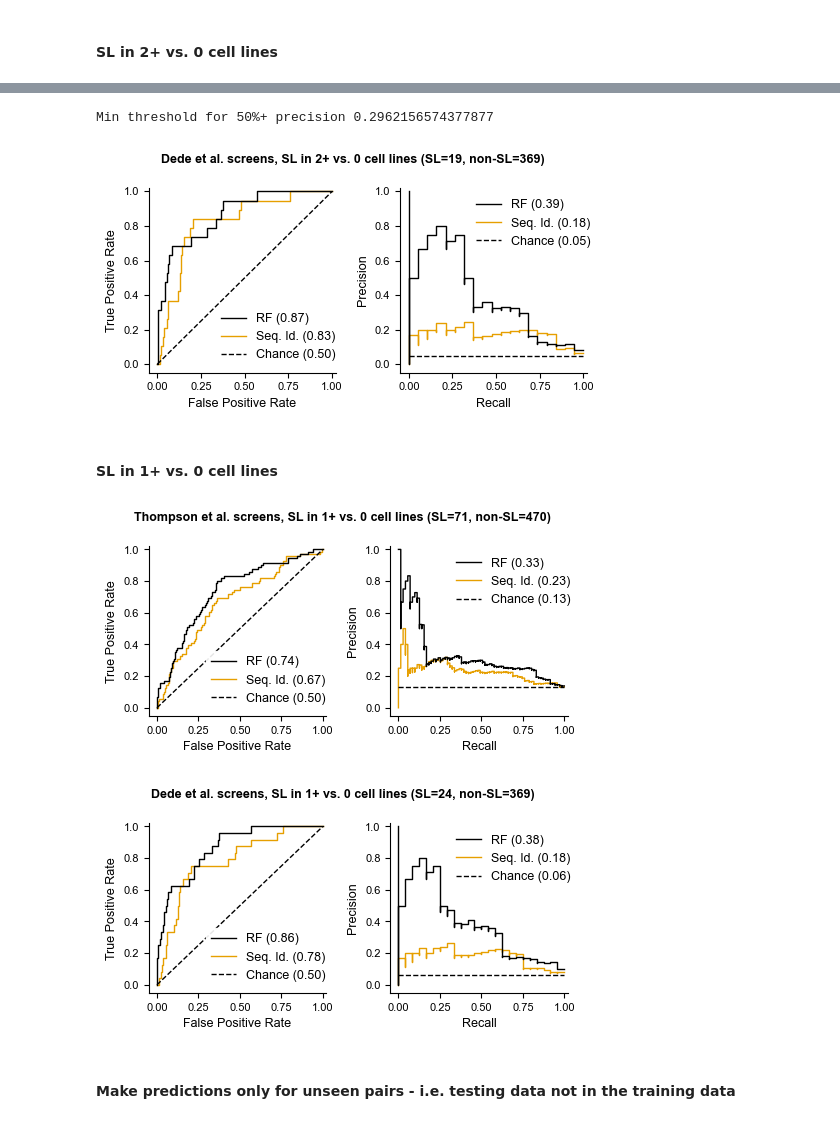
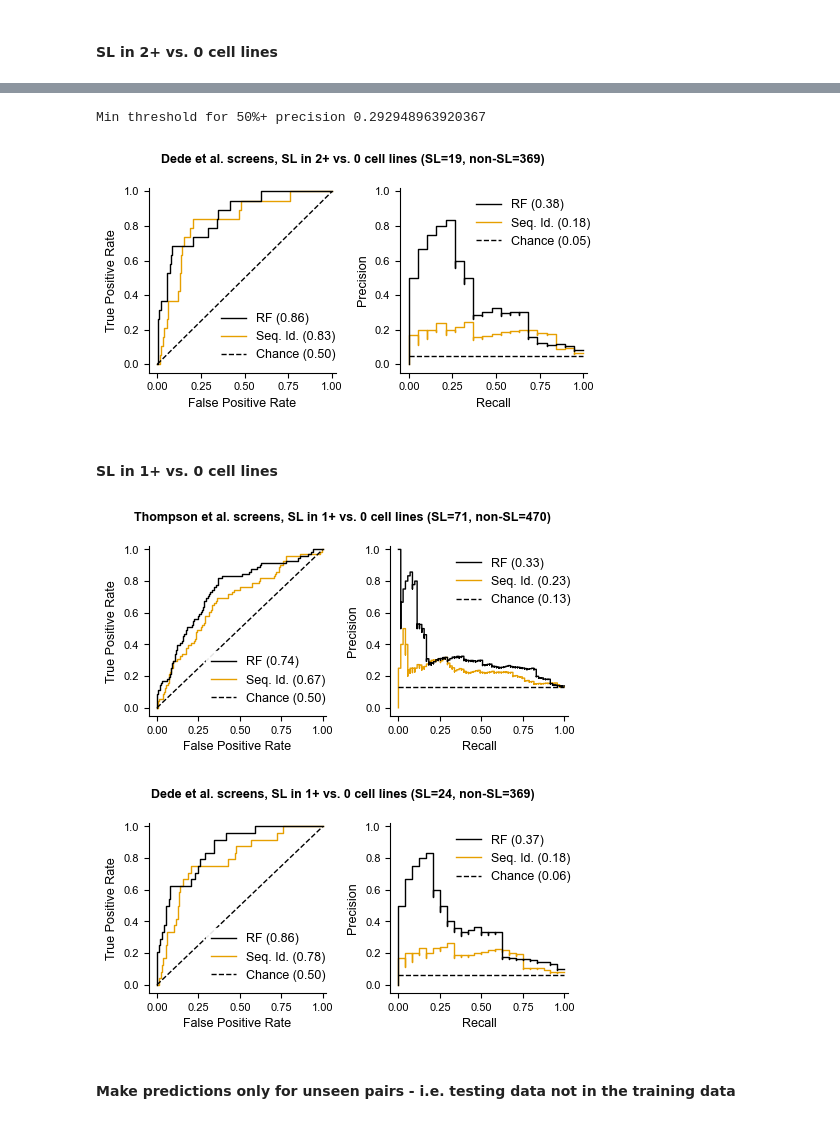
Before and after one commit to DeKegel/paralog_SL_prediction, a Jupyter notebook: 2_data_analysis/04_make_predictions.ipynb, the cells around one changed output, grey strips where cells are left out. Cells and saved outputs as stored; diff of their text form; code cells hidden in the pictures.

```diff
--- a/2_data_analysis/04_make_predictions.ipynb
+++ b/2_data_analysis/04_make_predictions.ipynb
@@ -39,7 +39,7 @@ file_features = get_local_data_path([],'feature_list.txt')
 file_feature_names = get_local_data_path([],'feature_names.txt')
 file_annot_pairs = get_local_data_path(['processed','paralog_features'], 'all_features.csv')
 file_paralog_pairs = get_local_data_path(['processed','ensembl93'], 'unique_pairs.csv')
-file_depmap_pairs = get_local_data_path(['results'], 'bronze_standard_SL_pairs_24_09_20.csv')
+file_depmap_pairs = get_local_data_path(['results'], 'bronze_standard_SL_pairs.csv')
 file_thompson_pairs = get_local_data_path(['processed', 'screen_pairs'], 'thompson_pairs.csv')
 file_dede_pairs = get_local_data_path(['processed', 'screen_pairs'], 'dede_pairs.csv')
 file_validate_SLs = get_local_data_path([], 'validated_SLs.txt')
@@ -159,9 +159,9 @@ def draw_pr_curve(data, ypred, ax, label='', color='black', w_seq=True, w_chance
     ax.set_xlabel('Recall'); ax.set_ylabel('Precision')
     ax.set_ylim([-0.05,1.02]); ax.set_xlim([-0.05,1.02])
 
-def draw_curves(data, ypred, screen, n_SL, ax):
+def draw_curves(data, ypred, screen, n_SL, ax, trim=False):
     draw_roc_curve(data, ypred, ax[0], label='RF ')
-    draw_pr_curve(data, ypred, ax[1], label='RF ')
+    draw_pr_curve(data, ypred, ax[1], label='RF ', trim=trim)
     f.suptitle(screen+' screens, SL in '+n_SL+' cell lines (SL='
                +str(sum(data.SL))+', non-SL='+str(sum(~data.SL))+')',
                fontsize=9, fontweight='bold', horizontalalignment='center')
@@ -169,12 +169,11 @@ def draw_curves(data, ypred, screen, n_SL, ax):
 # %% [markdown]
 ### Train Classifier
 # %%
-RF = RandomForestClassifier(n_estimators=600, random_state=11, max_features=11, max_depth=3, min_samples_leaf=11)
+RF = RandomForestClassifier(n_estimators=600, random_state=8, max_features=11, max_depth=3, min_samples_leaf=8)
 _ = RF.fit(depmap_pairs[features], depmap_pairs.SL)
 # %%
-# Save classifier
-# with open(file_RF_model, 'wb') as f:
-#     pickle.dump(RF, f)
+with open(file_RF_model, 'wb') as f:
+    pickle.dump(RF, f)
 # %%
 # Can also load model from file
 with open(file_RF_model, 'rb') as f:
@@ -201,11 +200,11 @@ P, R, thresholds = precision_recall_curve(dede_pairs.SL, ypred)
 print('Min threshold for 50%+ precision', thresholds[np.argwhere((P >= 0.5) & (P != 1)).min()])
 
 f, ax = plt.subplots(1, 2, figsize=(5.2,2.75))
-draw_curves(dede_pairs, ypred, 'Dede et al.', '2+ vs. 0', ax)
-f.savefig("../figures/for_paper/dede_roc_pr_2+.svg", bbox_inches="tight", dpi=300)
+draw_curves(dede_pairs, ypred, 'Dede et al.', '2+ vs. 0', ax, trim=True)
+#f.savefig("../figures/for_paper/dede_roc_pr_2+.svg", bbox_inches="tight", dpi=300)
 # %% [output]
-Min threshold for 50%+ precision 0.2962156574377877
+Min threshold for 50%+ precision 0.292948963920367
-[figure, old version]
+[figure, new version]
 # %% [markdown]
 #### SL in 1+ vs. 0 cell lines
 # %%
@@ -213,17 +212,17 @@ ypred = RF.predict_proba(all_thompson_pairs[features])[:,1]
 
 f, ax = plt.subplots(1, 2, figsize=(5,2.6))
 draw_curves(all_thompson_pairs, ypred, 'Thompson et al.', '1+ vs. 0', ax)
-f.savefig("../figures/for_paper/thompson_roc_pr_1+.svg", bbox_inches="tight", dpi=300)
+#f.savefig("../figures/for_paper/thompson_roc_pr_1+.svg", bbox_inches="tight", dpi=300)
 # %% [output]
-[figure, old version]
+[figure, new version]
 # %%
 ypred = RF.predict_proba(all_dede_pairs[features])[:,1]
 
 f, ax = plt.subplots(1, 2, figsize=(5,2.6))
-draw_curves(all_dede_pairs, ypred, 'Dede et al.', '1+ vs. 0', ax)
-f.savefig("../figures/for_paper/dede_roc_pr_1+.svg", bbox_inches="tight", dpi=300)
+draw_curves(all_dede_pairs, ypred, 'Dede et al.', '1+ vs. 0', ax, trim=True)
+#f.savefig("../figures/for_paper/dede_roc_pr_1+.svg", bbox_inches="tight", dpi=300)
 # %% [output]
-[figure, old version]
+[figure, new version]
 # %% [markdown]
 #### Make predictions only for unseen pairs - i.e. testing data not in the training data
 # %%
```
Also changed, not shown: parts of 16 cells of this notebook, 5 other files.
